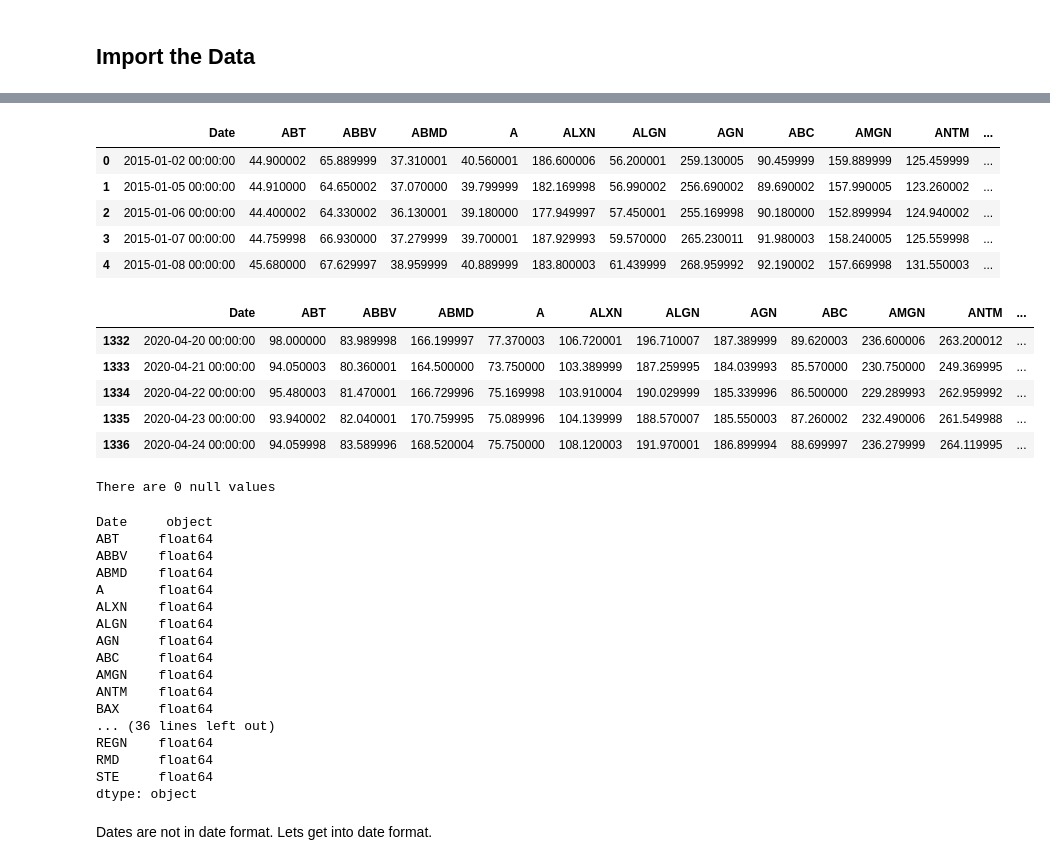
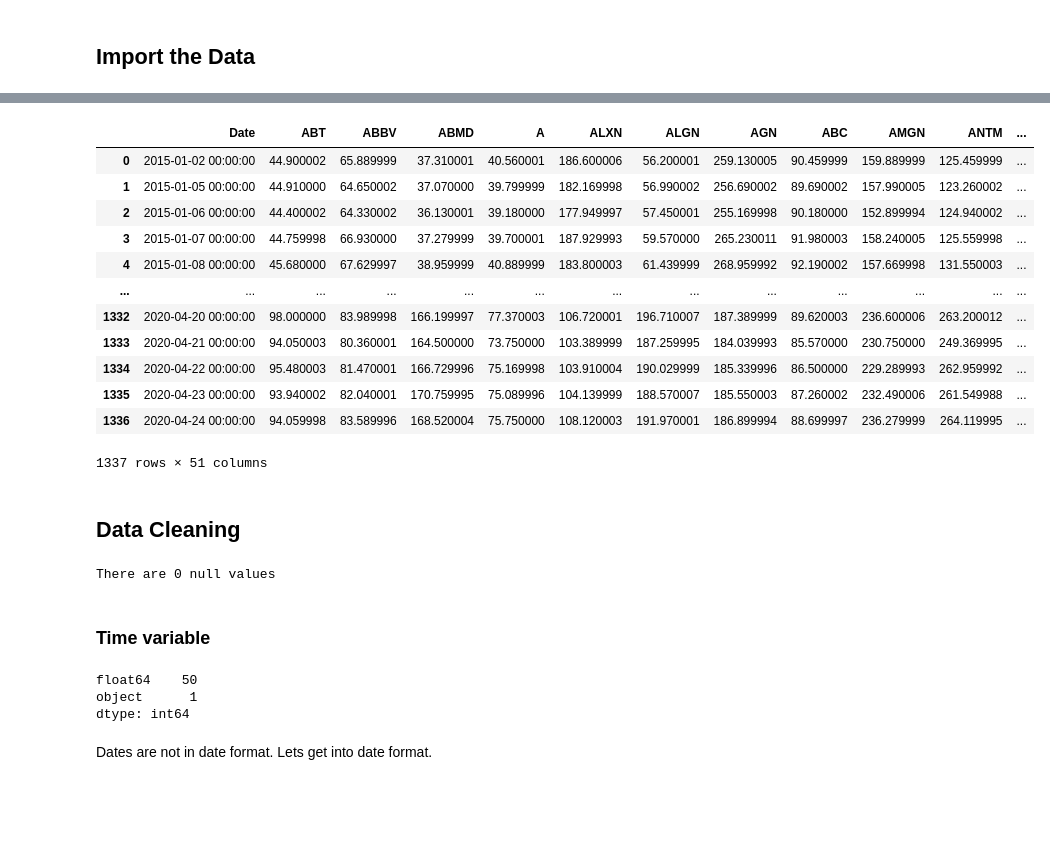
Before and after one commit to dustinak80/Deep_Learning, a Jupyter notebook: HW3/HW3.ipynb, the cells around one changed output, grey strips where cells are left out. Saved outputs shown, nothing was run; the diff lists cells and outputs as text; code cells hidden in the pictures; blank space fills up the shorter version.

```diff
--- a/HW3/HW3.ipynb
+++ b/HW3/HW3.ipynb
@@ -20,4 +27,4 @@ from tensorflow.keras.initializers import Constant
 # %%
 stocks = pd.read_csv('https://raw.githubusercontent.com/dustinak80/Deep_Learning/master/HW3/stocks_dataset.csv')
-stocks.head()
+data_table.DataTable(stocks, include_index=False, num_rows_per_page=10)
 # %% [output]
@@ -24,44 +32,32 @@ stocks.head()
 |  | Date | ABT | ABBV | ABMD | A | ALXN | ALGN | AGN | ABC | AMGN | ANTM | ... |
 | 0 | 2015-01-02 00:00:00 | 44.900002 | 65.889999 | 37.310001 | 40.560001 | 186.600006 | 56.200001 | 259.130005 | 90.459999 | 159.889999 | 125.459999 | ... |
 | 1 | 2015-01-05 00:00:00 | 44.910000 | 64.650002 | 37.070000 | 39.799999 | 182.169998 | 56.990002 | 256.690002 | 89.690002 | 157.990005 | 123.260002 | ... |
 | 2 | 2015-01-06 00:00:00 | 44.400002 | 64.330002 | 36.130001 | 39.180000 | 177.949997 | 57.450001 | 255.169998 | 90.180000 | 152.899994 | 124.940002 | ... |
 | 3 | 2015-01-07 00:00:00 | 44.759998 | 66.930000 | 37.279999 | 39.700001 | 187.929993 | 59.570000 | 265.230011 | 91.980003 | 158.240005 | 125.559998 | ... |
 | 4 | 2015-01-08 00:00:00 | 45.680000 | 67.629997 | 38.959999 | 40.889999 | 183.800003 | 61.439999 | 268.959992 | 92.190002 | 157.669998 | 131.550003 | ... |
+| ... | ... | ... | ... | ... | ... | ... | ... | ... | ... | ... | ... | ... |
+| 1332 | 2020-04-20 00:00:00 | 98.000000 | 83.989998 | 166.199997 | 77.370003 | 106.720001 | 196.710007 | 187.389999 | 89.620003 | 236.600006 | 263.200012 | ... |
+| 1333 | 2020-04-21 00:00:00 | 94.050003 | 80.360001 | 164.500000 | 73.750000 | 103.389999 | 187.259995 | 184.039993 | 85.570000 | 230.750000 | 249.369995 | ... |
+| 1334 | 2020-04-22 00:00:00 | 95.480003 | 81.470001 | 166.729996 | 75.169998 | 103.910004 | 190.029999 | 185.339996 | 86.500000 | 229.289993 | 262.959992 | ... |
+| 1335 | 2020-04-23 00:00:00 | 93.940002 | 82.040001 | 170.759995 | 75.089996 | 104.139999 | 188.570007 | 185.550003 | 87.260002 | 232.490006 | 261.549988 | ... |
+| 1336 | 2020-04-24 00:00:00 | 94.059998 | 83.589996 | 168.520004 | 75.750000 | 108.120003 | 191.970001 | 186.899994 | 88.699997 | 236.279999 | 264.119995 | ... |
+1337 rows × 51 columns
-# %%
-stocks.tail()
-# %% [output]
-|  | Date | ABT | ABBV | ABMD | A | ALXN | ALGN | AGN | ABC | AMGN | ANTM | ... |
-| 1332 | 2020-04-20 00:00:00 | 98.000000 | 83.989998 | 166.199997 | 77.370003 | 106.720001 | 196.710007 | 187.389999 | 89.620003 | 236.600006 | 263.200012 | ... |
-| 1333 | 2020-04-21 00:00:00 | 94.050003 | 80.360001 | 164.500000 | 73.750000 | 103.389999 | 187.259995 | 184.039993 | 85.570000 | 230.750000 | 249.369995 | ... |
-| 1334 | 2020-04-22 00:00:00 | 95.480003 | 81.470001 | 166.729996 | 75.169998 | 103.910004 | 190.029999 | 185.339996 | 86.500000 | 229.289993 | 262.959992 | ... |
-| 1335 | 2020-04-23 00:00:00 | 93.940002 | 82.040001 | 170.759995 | 75.089996 | 104.139999 | 188.570007 | 185.550003 | 87.260002 | 232.490006 | 261.549988 | ... |
-| 1336 | 2020-04-24 00:00:00 | 94.059998 | 83.589996 | 168.520004 | 75.750000 | 108.120003 | 191.970001 | 186.899994 | 88.699997 | 236.279999 | 264.119995 | ... |
+# %% [markdown]
+## Data Cleaning
 # %%
 #any nulls?
 print('There are {} null values\n'.format(stocks.isnull().sum().sum()))
 # %% [output]
 There are 0 null values
+# %% [markdown]
+### Time variable
 # %%
 #what are the dtypes of the columns
-stocks.dtypes
+stocks.dtypes.value_counts()
 # %% [output]
-Date     object
-ABT     float64
-ABBV    float64
-ABMD    float64
-A       float64
-ALXN    float64
-ALGN    float64
-AGN     float64
-ABC     float64
-AMGN    float64
-ANTM    float64
-BAX     float64
-... (36 lines left out)
-REGN    float64
-RMD     float64
-STE     float64
-dtype: object
+float64    50
+object      1
+dtype: int64
 # %% [markdown]
 Dates are not in date format. Lets get into date format.
 # %%
```
Also changed, not shown: parts of 3 cells of this notebook.
